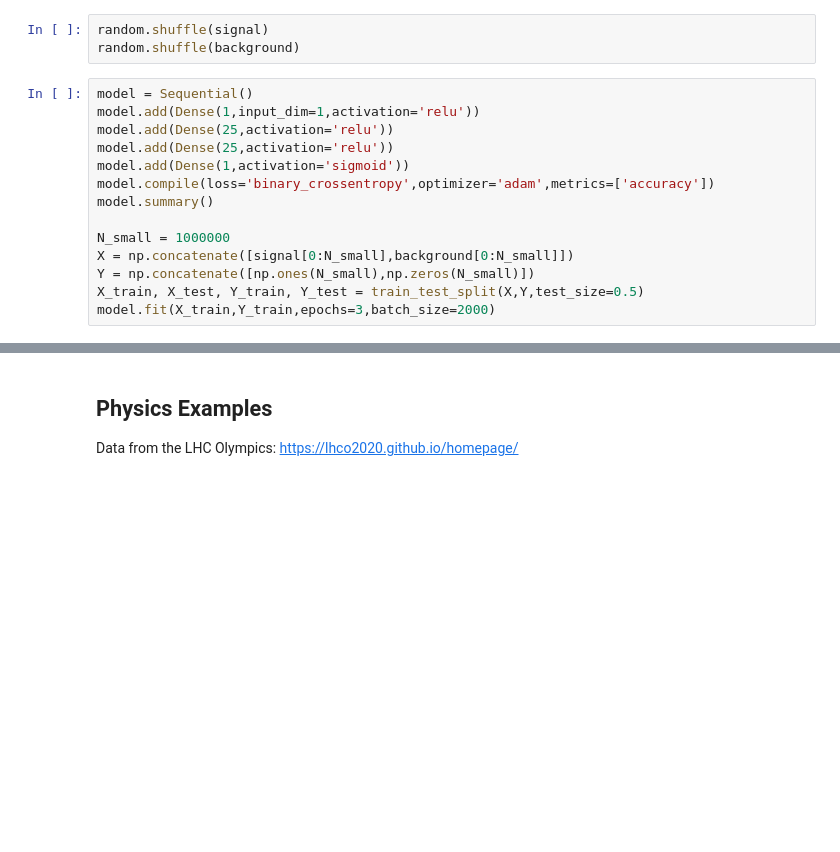
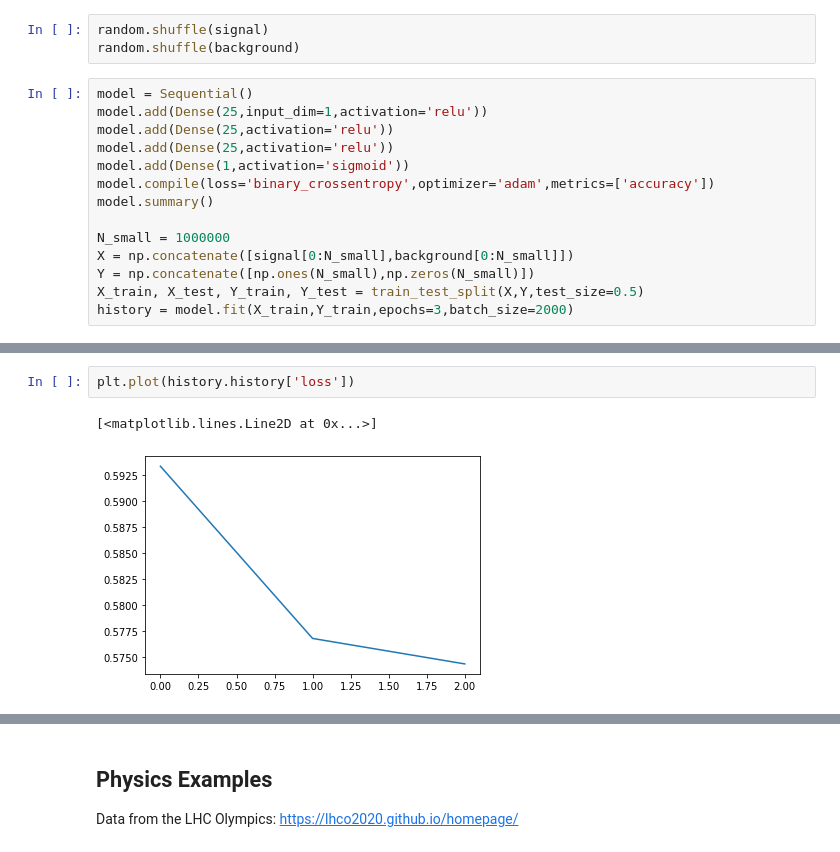
Before and after one commit to bnachman/CMSIndiaDemo, a Jupyter notebook: IndiaCMSMLBriefTutorial.ipynb, the cells around one changed output, grey strips where cells are left out. Cells and saved outputs as stored; diff of their text form; blank space fills up the shorter version.

```diff
--- a/IndiaCMSMLBriefTutorial.ipynb
+++ b/IndiaCMSMLBriefTutorial.ipynb
@@ -112,7 +112,7 @@ random.shuffle(signal)
 random.shuffle(background)
 # %%
 model = Sequential()
-model.add(Dense(1,input_dim=1,activation='relu'))
+model.add(Dense(25,input_dim=1,activation='relu'))
 model.add(Dense(25,activation='relu'))
 model.add(Dense(25,activation='relu'))
 model.add(Dense(1,activation='sigmoid'))
@@ -123,4 +123,4 @@ N_small = 1000000
 X = np.concatenate([signal[0:N_small],background[0:N_small]])
 Y = np.concatenate([np.ones(N_small),np.zeros(N_small)])
 X_train, X_test, Y_train, Y_test = train_test_split(X,Y,test_size=0.5)
-model.fit(X_train,Y_train,epochs=3,batch_size=2000)
+history = model.fit(X_train,Y_train,epochs=3,batch_size=2000)
@@ -127,3 +145,8 @@ model.fit(X_train,Y_train,epochs=3,batch_size=2000)
+# %%
+plt.plot(history.history['loss'])
+# %% [output]
+[<matplotlib.lines.Line2D at 0x...>]
+[figure, added]
 # %%
 fpr,tpr,_=roc_curve(Y_test,model.predict(X_test,batch_size=2000))
 roc_auc = auc(fpr,tpr)
```
Also changed, not shown: parts of 12 cells of this notebook.
